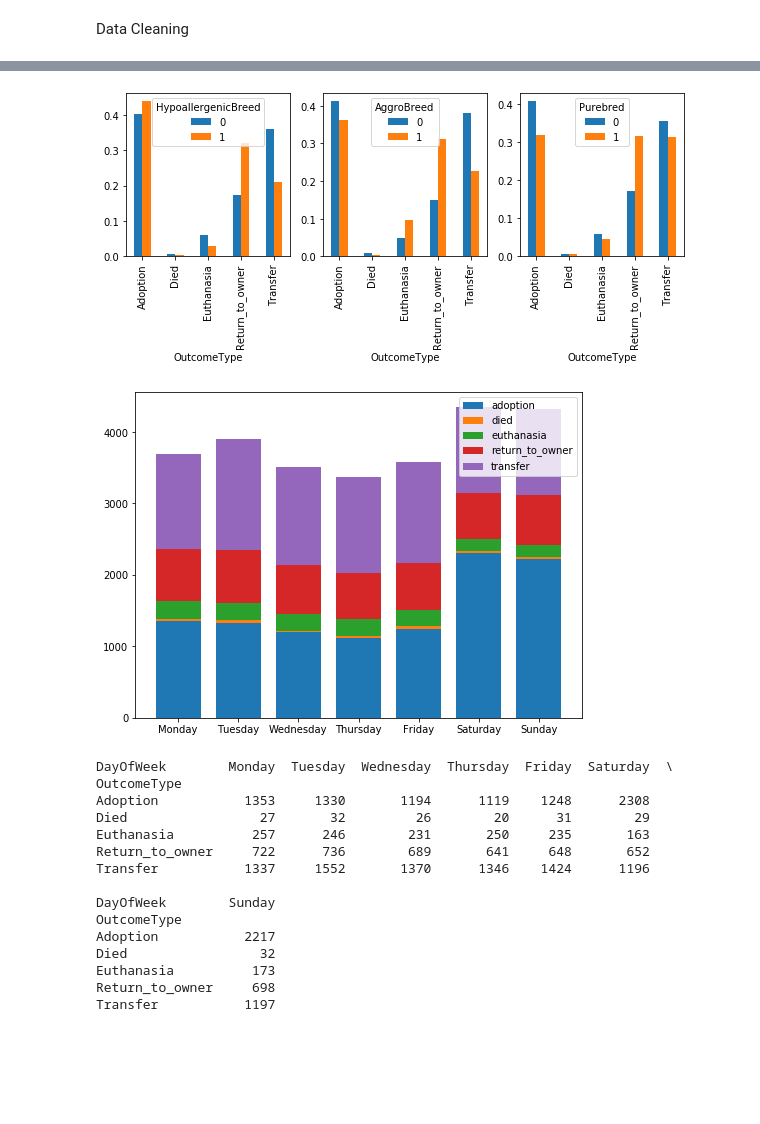
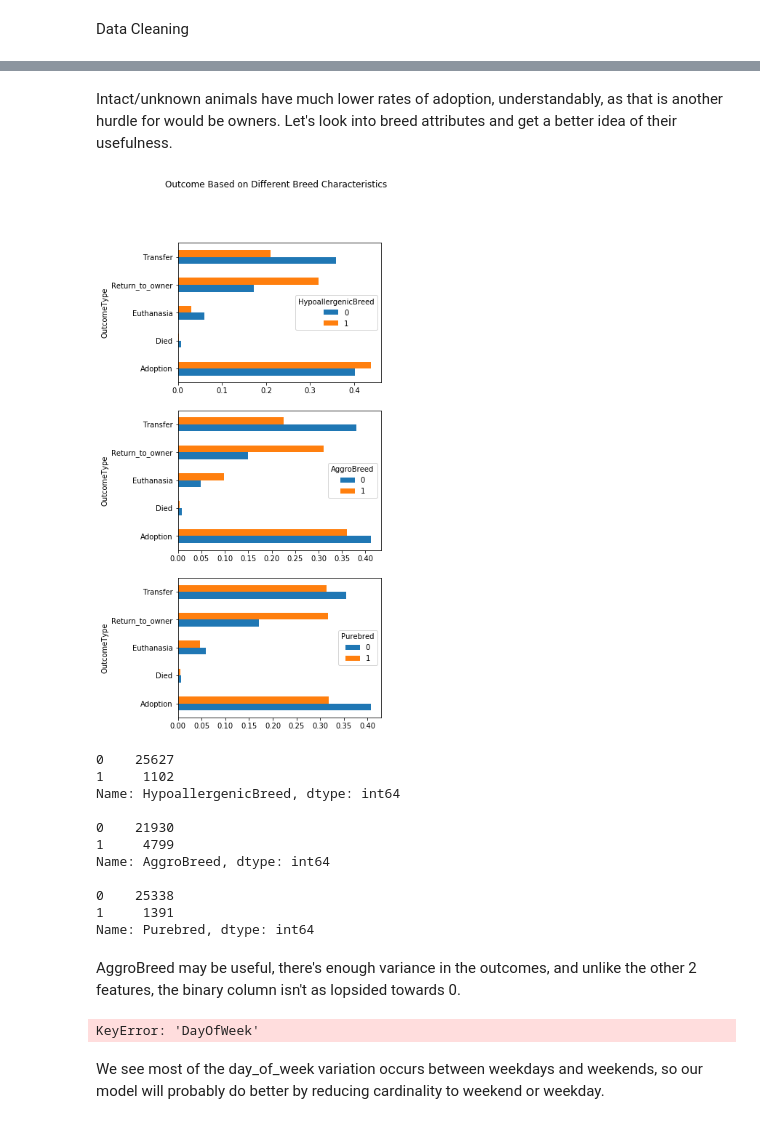
Before and after one commit to db-lab/portfolio, a Jupyter notebook: animal_shelter/atx_animal_shelter.ipynb, the cells around one changed output, grey strips where cells are left out. Cells and saved outputs as stored; diff of their text form; code cells hidden in the pictures; blank space fills up the shorter version.

```diff
--- a/animal_shelter/atx_animal_shelter.ipynb
+++ b/animal_shelter/atx_animal_shelter.ipynb
@@ -102,0 +137,2 @@ test = extract_markings(test)
+# %%
+train = train.drop(columns=['Tabby','Point','Tiger','Brindle','Smoke','Tick','Merle'])
@@ -285,16 +332,36 @@ Index(['Intact Female', 'Intact Male', 'Neutered Male', 'Spayed Female',
+# %% [markdown]
+Intact/unknown animals have much lower rates of adoption, understandably, as that is another hurdle for would be owners. Let's look into breed attributes and get a better idea of their usefulness.
 # %%
-# Now we explore different breed attributes
-# again we have normalized the results to isolate the relative impact of the features
-fig, axis = plt.subplots(1,3, figsize=(10,3))
+# Plot various breed attributes
+# normalize results to isolate the relative impact of the features
+fig, ax = plt.subplots(3, 1, figsize=(5, 12))
 
-train.groupby('HypoallergenicBreed')['OutcomeType'].value_counts(normalize=True).unstack(0).plot.bar(ax=axis[0])
-train.groupby('AggroBreed')['OutcomeType'].value_counts(normalize=True).unstack(0).plot.bar(ax=axis[1])
-train.groupby('Purebred')['OutcomeType'].value_counts(normalize=True).unstack(0).plot.bar(ax=axis[2])
+train.groupby('HypoallergenicBreed')['OutcomeType'].value_counts(normalize=True).unstack(0).plot.barh(ax = ax[0])
+train.groupby('AggroBreed')['OutcomeType'].value_counts(normalize=True).unstack(0).plot.barh(ax = ax[1])
+train.groupby('Purebred')['OutcomeType'].value_counts(normalize=True).unstack(0).plot.barh(ax = ax[2])
+fig.suptitle('Outcome Based on Different Breed Characteristics')
+plt.show()
 
-plt.show()
+print(train['HypoallergenicBreed'].value_counts(),'\n')
+print(train['AggroBreed'].value_counts(),'\n')
+print(train['Purebred'].value_counts())
 # %% [output]
-[figure, old version]
+[figure, new version]
+0    25627
+1     1102
+Name: HypoallergenicBreed, dtype: int64
+
+0    21930
+1     4799
+Name: AggroBreed, dtype: int64
+
+0    25338
+1     1391
+Name: Purebred, dtype: int64
+# %% [markdown]
+AggroBreed may be useful, there's enough variance in the outcomes, and unlike the other 2 features, the binary column isn't as lopsided towards 0.
 # %%
+# Get outcomes for day of the week
 day_outcomes = train.groupby('DayOfWeek')['OutcomeType'].value_counts().unstack(0)
 day_outcomes = day_outcomes.fillna(0)
 
@@ -312,29 +379,15 @@ euthanasia = day_outcomes.loc['Euthanasia'].values
 return_to_owner = day_outcomes.loc['Return_to_owner'].values
 transfer = day_outcomes.loc['Transfer'].values
 
+# Plot
 ax.bar(ind, adoption, width)
-ax.bar(ind, died, width, bottom = adoption)
-ax.bar(ind, euthanasia, width, bottom = died + adoption)
-ax.bar(ind, return_to_owner, width, bottom = died + adoption + euthanasia)
-ax.bar(ind, transfer, width, bottom = died + adoption + euthanasia + return_to_owner)
-ax.legend(['adoption','died','euthanasia','return_to_owner','transfer'])
+ax.bar(ind, transfer, width, bottom = adoption)
+ax.bar(ind, return_to_owner, width, bottom = adoption + transfer)
+ax.bar(ind, euthanasia, width, bottom = adoption + transfer + return_to_owner)
+ax.bar(ind, died, width, bottom = adoption + transfer + return_to_owner + euthanasia)
+ax.legend(['adoption','transfer','return_to_owner','euthanasia','died'])
 plt.xticks(range(7), ('Monday', 'Tuesday', 'Wednesday','Thursday', 'Friday', 'Saturday', 'Sunday'))
+plt.title('Outcome by Day of Week')
 plt.show()
-print(day_outcomes)
 # %% [output]
-[figure, removed]
-DayOfWeek        Monday  Tuesday  Wednesday  Thursday  Friday  Saturday  \
-OutcomeType
-Adoption           1353     1330       1194      1119    1248      2308
-Died                 27       32         26        20      31        29
-Euthanasia          257      246        231       250     235       163
-Return_to_owner     722      736        689       641     648       652
-Transfer           1337     1552       1370      1346    1424      1196
-
-DayOfWeek        Sunday
-OutcomeType
-Adoption           2217
-Died                 32
-Euthanasia          173
-Return_to_owner     698
-Transfer           1197
+KeyError: 'DayOfWeek'
@@ -343,3 +394,5 @@ Transfer           1197
+# %% [markdown]
+We see most of the day_of_week variation occurs between weekdays and weekends, so our model will probably do better by reducing cardinality to weekend or weekday.
 # %%
 # Extract weekend variable from DateTime
 def is_weekend(df):
```
Also changed, not shown: parts of 50 cells of this notebook, 3 other files.
